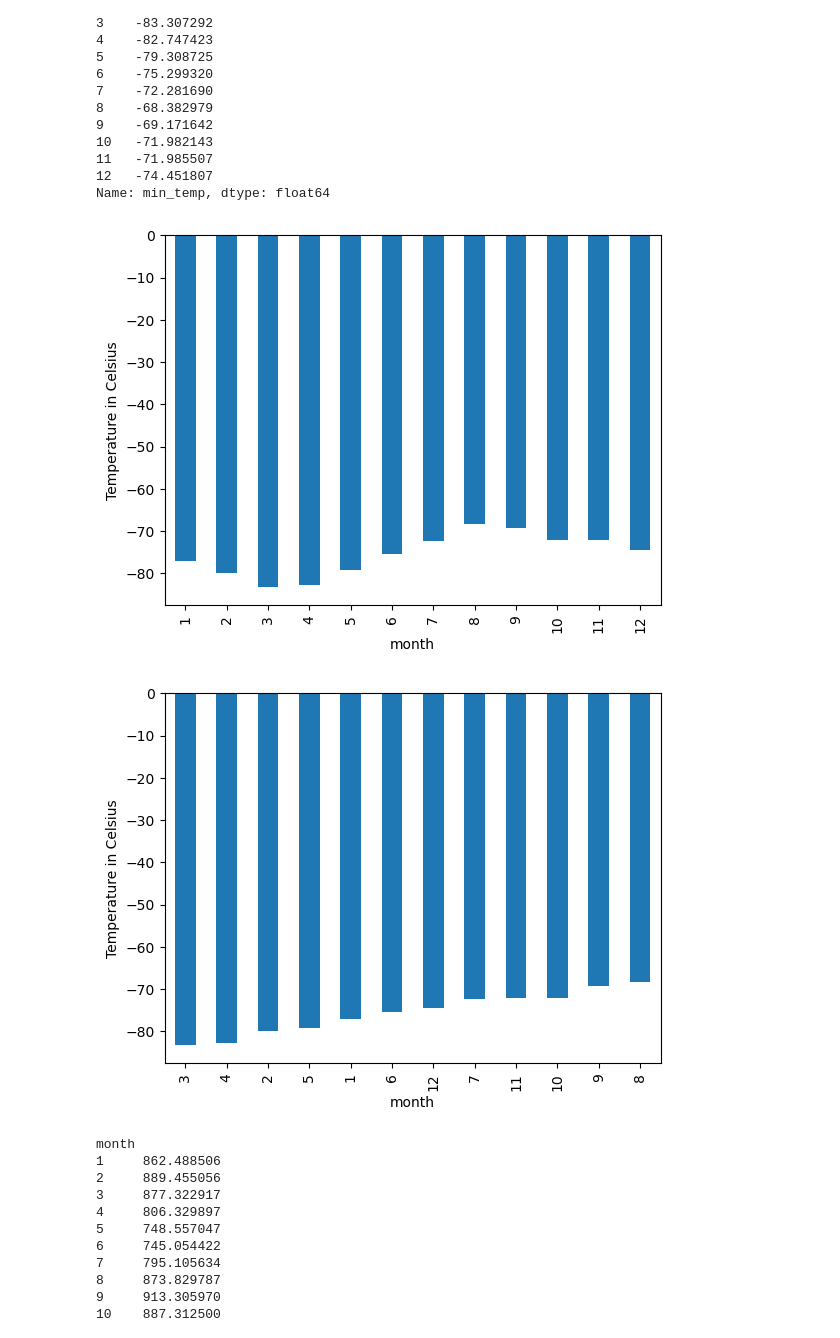
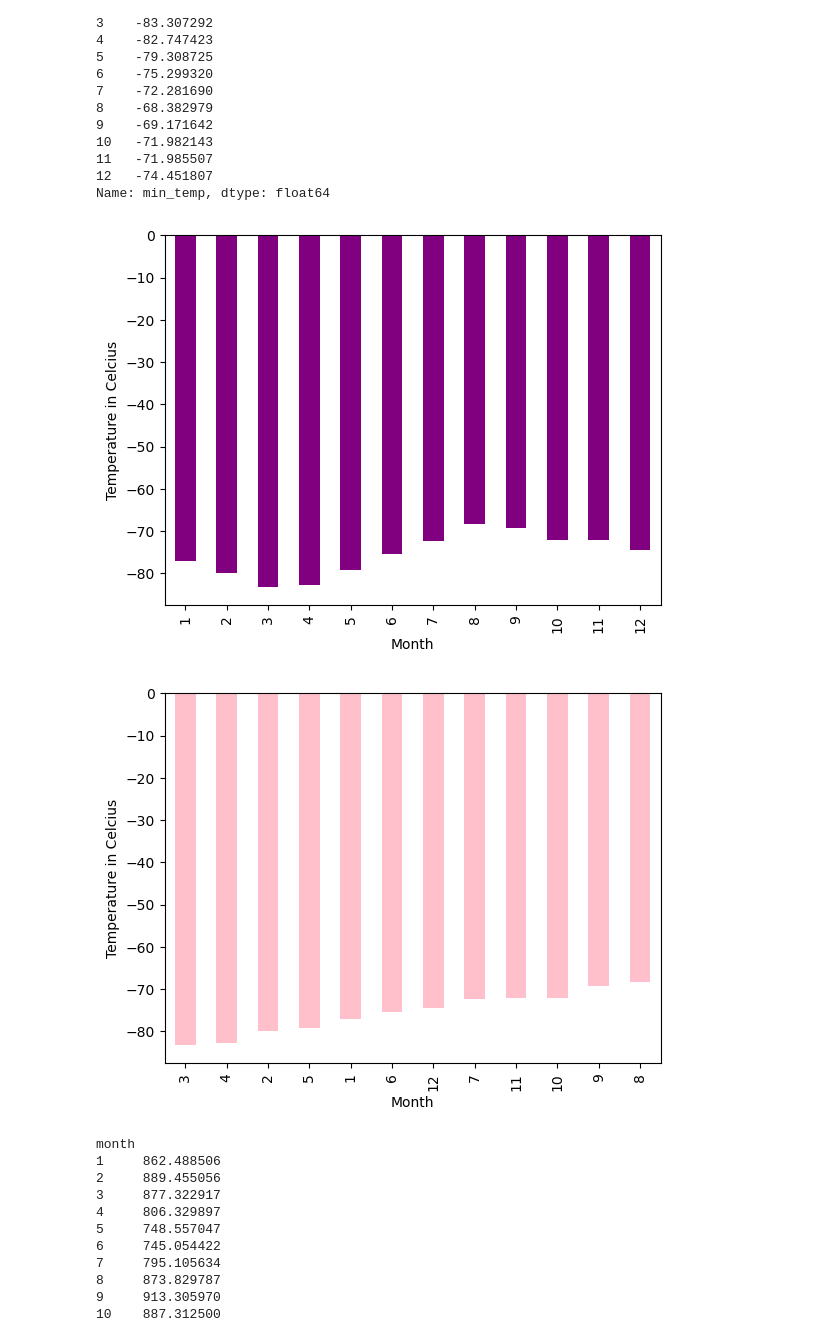
Before and after one commit to jmsavage2008/scraping, a Jupyter notebook: Starter_Code 18/part_2_mars_weather.ipynb, the cells around one changed output. Drawn from its saved outputs; the diff is of its cells as text; code cells hidden in the pictures.

```diff
--- a/Starter_Code 18/part_2_mars_weather.ipynb
+++ b/Starter_Code 18/part_2_mars_weather.ipynb
@@ -33,7 +33,7 @@ html = browser.html
 soup = BeautifulSoup(html, "html.parser")
 # %%
 # Extract all rows of data
-data = soup.find("table", class_ = "table")
+table = soup.find("table", class_ = "table")
 # %% [markdown]
 ### Step 3: Store the Data
 
@@ -63,4 +80,7 @@ AttributeError: 'NoneType' object has no attribute 'text'
 # %%
 # Create a Pandas DataFrame by using the list of rows and a list of the column names
+data_df = pd.DataFrame(data_list, columns=headings_list)
+data_df = data_df.drop(index=0)
+data_df = data_df.reset_index(drop=True)
 # %%
 # Confirm DataFrame was created successfully
@@ -93,2 +113,10 @@ dtype: object
+# %%
+# Change data types for data analysis
+data_df = data_df.astype({"terrestrial_date": "datetime64[ns]"})
+data_df = data_df.astype({"sol":"int64"})
+data_df = data_df.astype({"ls":"int64"})
+data_df = data_df.astype({"month":"int64"})
+data_df = data_df.astype({"min_temp":"float64"})
+data_df = data_df.astype({"pressure":"float64"})
 # %%
 # Confirm type changes were successful by examining data types again
@@ -139,6 +171,9 @@ Name: month, dtype: int64
 1867
 # %%
 # 3. What is the average low temperature by month?
+grouped_df = data_df.groupby(["month"])
+grouped_new_df = grouped_df["min_temp"].mean()
+grouped_new_df
 # %% [output]
 month
 1    -77.160920
@@ -156,11 +191,21 @@ month
 Name: min_temp, dtype: float64
 # %%
 # Plot the average temperature by month
+grouped_new_df.plot(kind="bar", color="purple")
+
+plt.ylabel("Temperature in Celcius")
+plt.xlabel("Month")
+plt.show()
 # %% [output]
-[figure, old version]
+[figure, new version]
 # %%
 # Identify the coldest and hottest months in Curiosity's location
+grouped_new_df.sort_values().plot(kind="bar", color="pink")
+
+plt.ylabel("Temperature in Celcius")
+plt.xlabel("Month")
+plt.show()
 # %% [output]
-[figure, old version]
+[figure, new version]
 # %%
 # 4. Average pressure by Martian month
```
Also changed, not shown: parts of 12 cells of this notebook, 2 other files.
